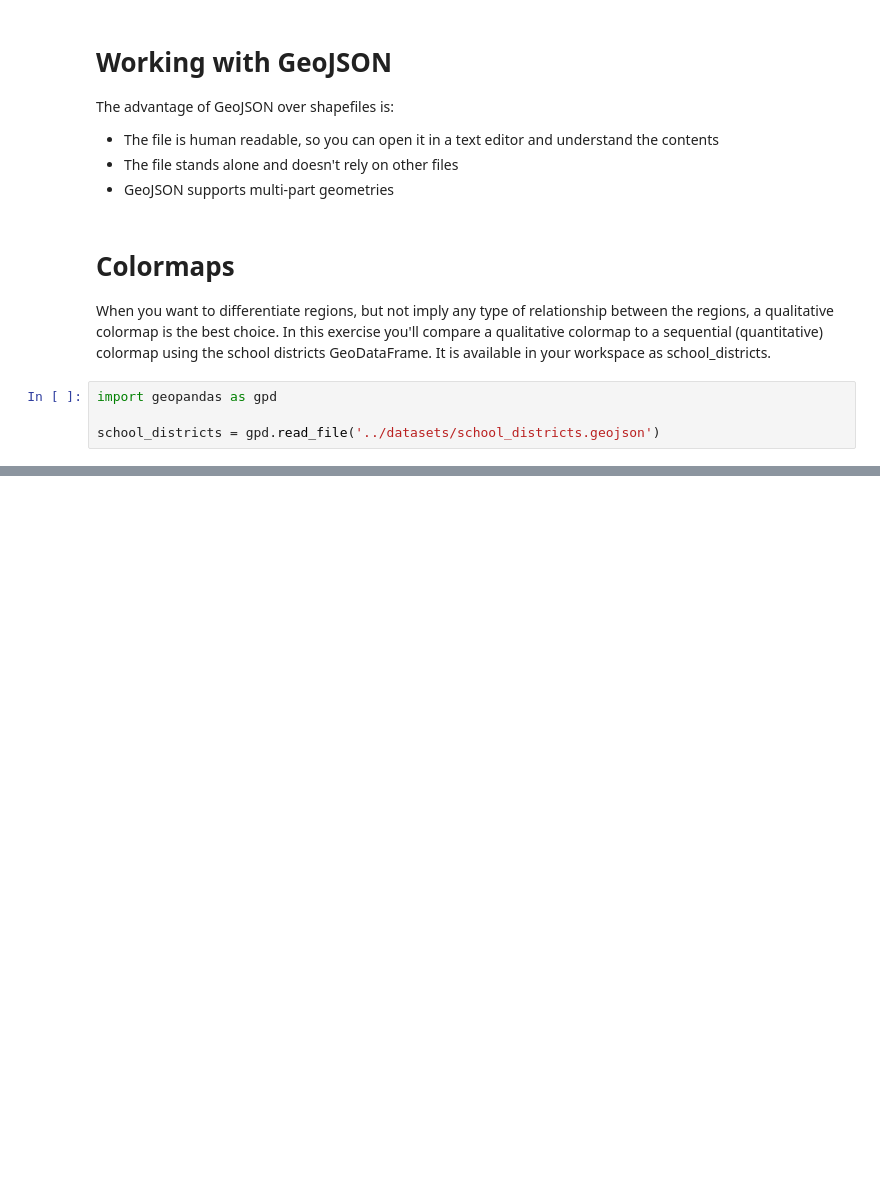
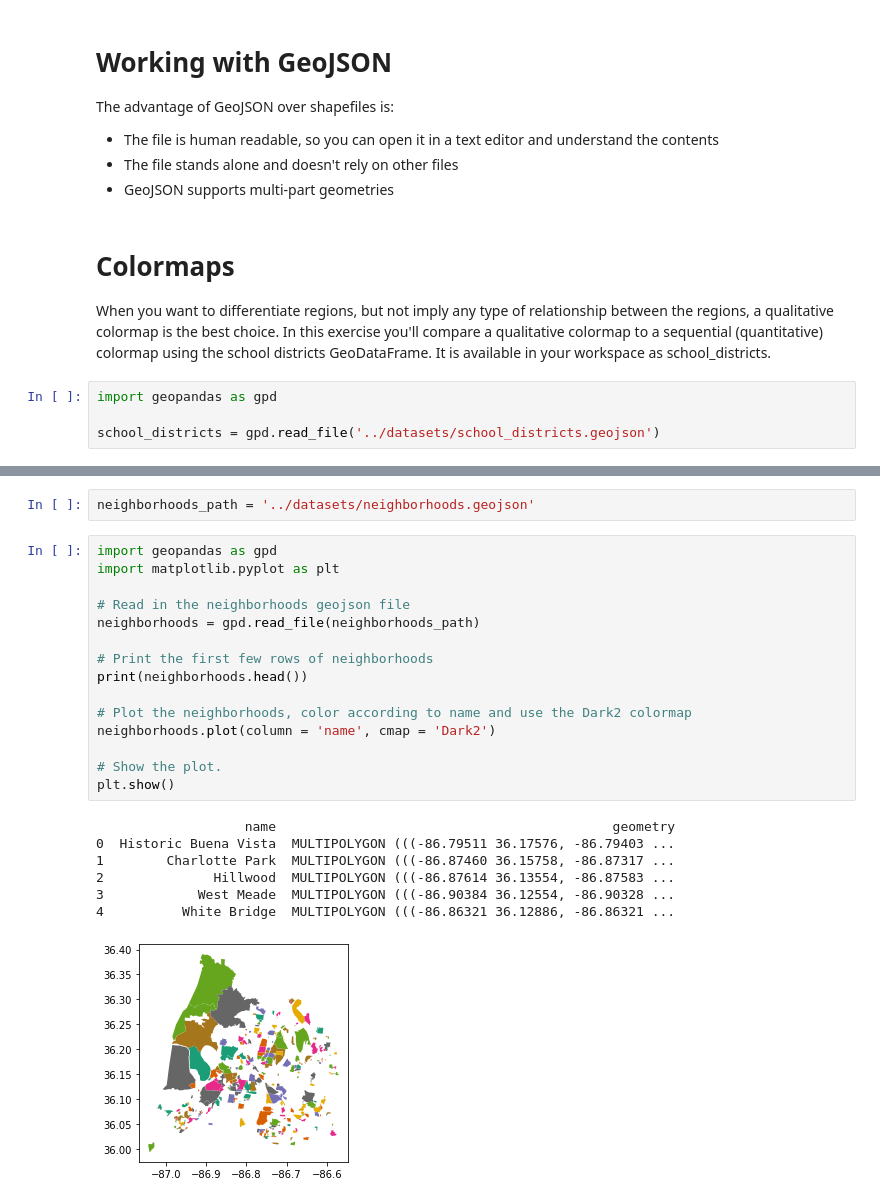
Before and after one commit to MohamedFarih/datacamp-playground, a Jupyter notebook: visualizing-geospatial-data-in-python/2. Creating and joining GeoDataFrames/notebook_section_2.ipynb, the cells around one changed output, grey strips where cells are left out. Saved outputs shown, nothing was run; the diff lists cells and outputs as text; blank space fills up the shorter version.

```diff
--- a/visualizing-geospatial-data-in-python/2. Creating and joining GeoDataFrames/notebook_section_2.ipynb
+++ b/visualizing-geospatial-data-in-python/2. Creating and joining GeoDataFrames/notebook_section_2.ipynb
@@ -25,0 +57,25 @@ plt.show()
+# %%
+neighborhoods_path = '../datasets/neighborhoods.geojson'
+# %%
+import geopandas as gpd
+import matplotlib.pyplot as plt
+
+# Read in the neighborhoods geojson file
+neighborhoods = gpd.read_file(neighborhoods_path)
+
+# Print the first few rows of neighborhoods
+print(neighborhoods.head())
+
+# Plot the neighborhoods, color according to name and use the Dark2 colormap
+neighborhoods.plot(column = 'name', cmap = 'Dark2')
+
+# Show the plot.
+plt.show()
+# %% [output]
+                   name                                           geometry
+0  Historic Buena Vista  MULTIPOLYGON (((-86.79511 36.17576, -86.79403 ...
+1        Charlotte Park  MULTIPOLYGON (((-86.87460 36.15758, -86.87317 ...
+2              Hillwood  MULTIPOLYGON (((-86.87614 36.13554, -86.87583 ...
+3            West Meade  MULTIPOLYGON (((-86.90384 36.12554, -86.90328 ...
+4          White Bridge  MULTIPOLYGON (((-86.86321 36.12886, -86.86321 ...
+[figure, added]
```
Also changed, not shown: parts of 19 cells of this notebook, 7 other files.
